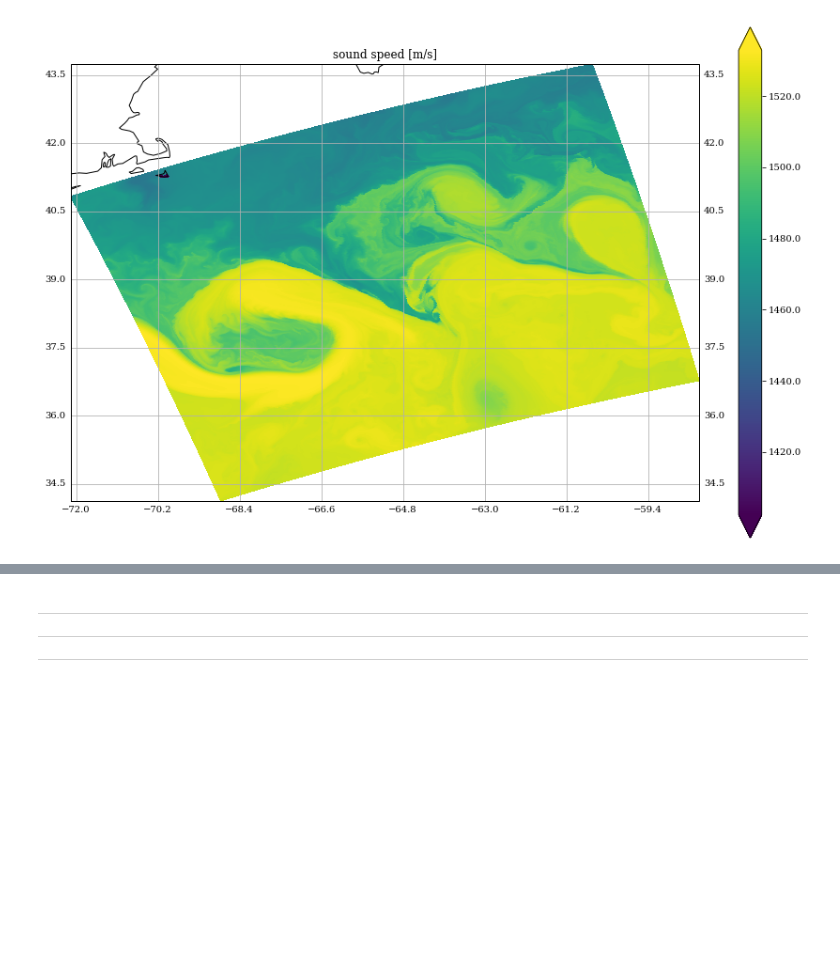
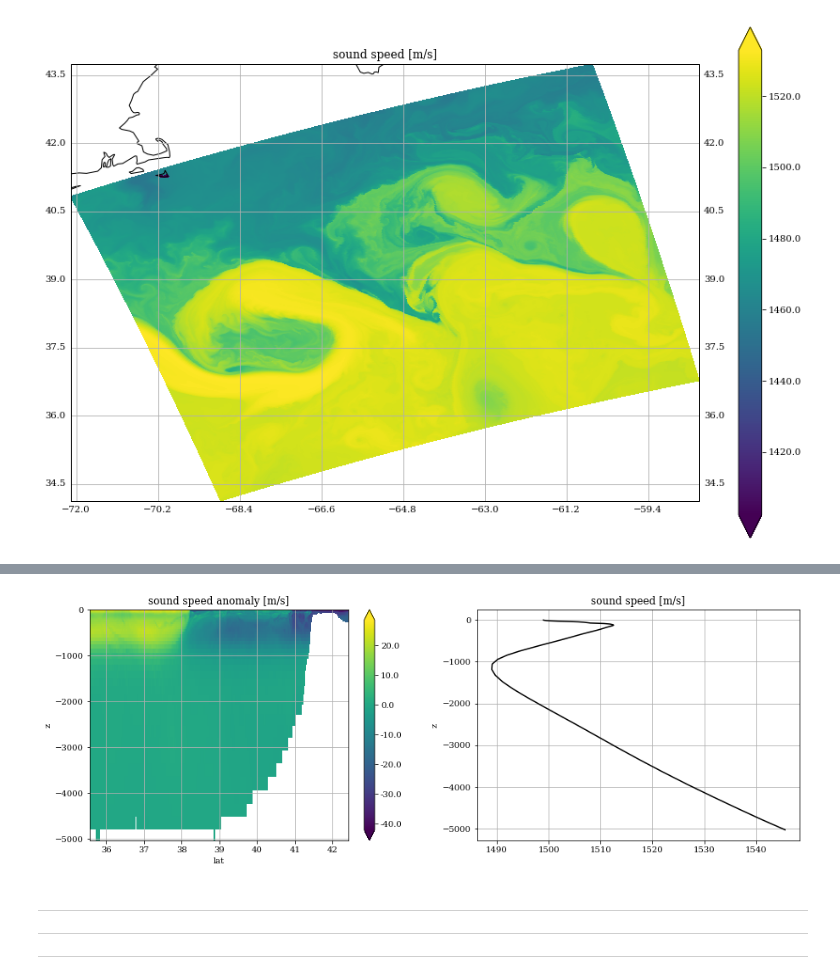
Before and after one commit to apatlpo/cognac, a Jupyter notebook: flow/celerity_maps.ipynb, the cells around one changed output, grey strips where cells are left out. Saved outputs shown, nothing was run; the diff lists cells and outputs as text; code cells hidden in the pictures; blank space fills up the shorter version.

```diff
--- a/flow/celerity_maps.ipynb
+++ b/flow/celerity_maps.ipynb
@@ -153,3 +200,25 @@ ax.grid(True)
+# %%
+# show the anomaly with respect to the horizontally averaged profile
+
+c_uni_mean = np.nanmean(c_uni,axis=1,keepdims=True)
+
+plt.figure(figsize=(15,5))
+ax=plt.subplot(121)
+toplt = c_uni-c_uni_mean
+im = ax.pcolormesh(lat,z_uni,toplt,cmap=cmap)
+cbar = plt.colorbar(im, format='%.1f', extend='both')
+ax.set_xlabel('lat')
+ax.set_ylabel('z')
+ax.set_title('sound speed anomaly [m/s]')
+ax.grid(True)
+
+ax=plt.subplot(122)
+ax.plot(c_uni_mean,z_uni,'k')
+ax.set_ylabel('z')
+ax.set_title('sound speed [m/s]')
+ax.grid(True)
+# %% [output]
+[figure, added]
 # %% [markdown]
 ---
 
```
Also changed, not shown: parts of 9 cells of this notebook, 3 other files.
